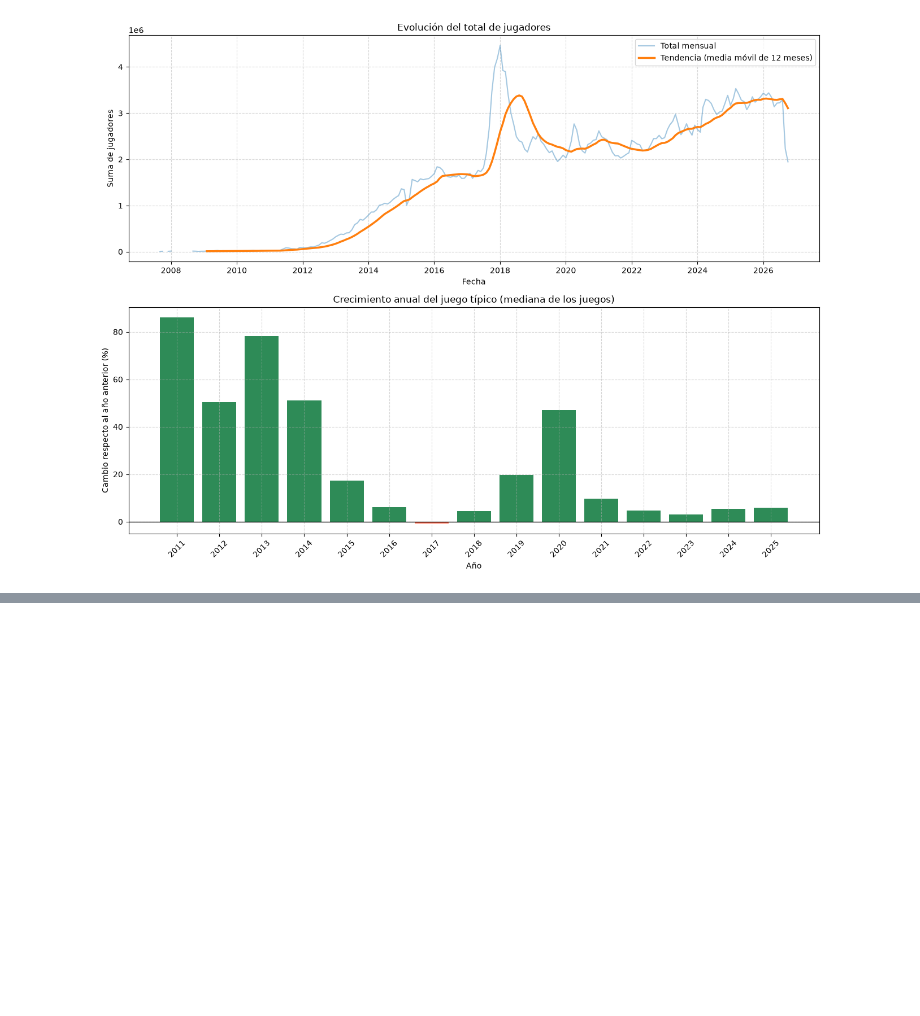
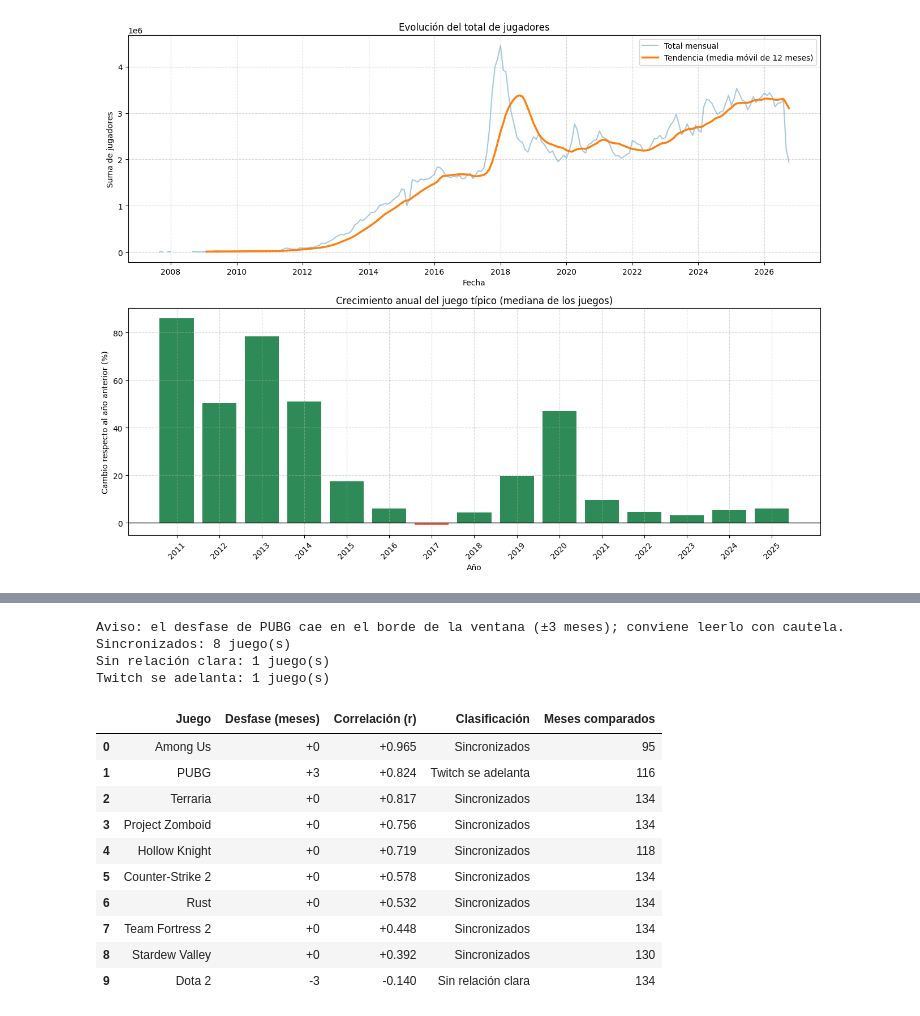
Before and after one commit to ai-somorrostro/Grupo2, a Jupyter notebook: SBD/steam_notebook.ipynb, the cells around one changed output, grey strips where cells are left out. Saved outputs shown, nothing was run; the diff lists cells and outputs as text; code cells hidden in the pictures; blank space fills up the shorter version.

```diff
--- a/SBD/steam_notebook.ipynb
+++ b/SBD/steam_notebook.ipynb
@@ -1048,0 +1334,64 @@ En 2023–2025, el juego típico varió un +5.37 % anual: la tendencia reciente
+# %%
+UMBRAL_DESFASE = 0.3
+
+clasificaciones = []
+juegos_sin_desfase = []
+
+for juego, historial in mensual_juego.groupby("Game"):
+    resultado = clasificar_desfase(juego, historial, umbral=UMBRAL_DESFASE)
+    if resultado is None:
+        juegos_sin_desfase.append(juego)
+    else:
+        clasificaciones.append(resultado)
+
+if juegos_sin_desfase:
+    print(
+        "Sin meses suficientes para calcular el desfase: "
+        + ", ".join(juegos_sin_desfase)
+    )
+
+desfase_tabla = pd.DataFrame(clasificaciones)
+
+if desfase_tabla.empty:
+    print("No hay juegos con datos suficientes para comparar desfases.")
+else:
+    con_relacion = desfase_tabla["Clasificación"] != "Sin relación clara"
+    en_el_borde = desfase_tabla["Desfase (meses)"].abs().eq(3) & con_relacion
+    if en_el_borde.any():
+        juegos_en_el_borde = desfase_tabla.loc[en_el_borde, "Juego"].tolist()
+        verbo = "cae" if len(juegos_en_el_borde) == 1 else "caen"
+        print(
+            f"Aviso: el desfase de {', '.join(juegos_en_el_borde)} {verbo} en el "
+            "borde de la ventana (±3 meses); conviene leerlo con cautela."
+        )
+
+    for clasificacion, cantidad in desfase_tabla["Clasificación"].value_counts().items():
+        print(f"{clasificacion}: {cantidad} juego(s)")
+
+    desfase_tabla = (
+        desfase_tabla.assign(Fuerza=desfase_tabla["Correlación (r)"].abs())
+        .sort_values("Fuerza", ascending=False)
+        .drop(columns="Fuerza")
+        .reset_index(drop=True)
+    )
+
+    tabla(
+        desfase_tabla,
+        {"Correlación (r)": "{:+.3f}", "Desfase (meses)": "{:+d}"},
+    )
+# %% [output]
+Aviso: el desfase de PUBG cae en el borde de la ventana (±3 meses); conviene leerlo con cautela.
+Sincronizados: 8 juego(s)
+Sin relación clara: 1 juego(s)
+Twitch se adelanta: 1 juego(s)
+|  | Juego | Desfase (meses) | Correlación (r) | Clasificación | Meses comparados |
+| 0 | Among Us | +0 | +0.965 | Sincronizados | 95 |
+| 1 | PUBG | +3 | +0.824 | Twitch se adelanta | 116 |
+| 2 | Terraria | +0 | +0.817 | Sincronizados | 134 |
+| 3 | Project Zomboid | +0 | +0.756 | Sincronizados | 134 |
+| 4 | Hollow Knight | +0 | +0.719 | Sincronizados | 118 |
+| 5 | Counter-Strike 2 | +0 | +0.578 | Sincronizados | 134 |
+| 6 | Rust | +0 | +0.532 | Sincronizados | 134 |
+| 7 | Team Fortress 2 | +0 | +0.448 | Sincronizados | 134 |
+| 8 | Stardew Valley | +0 | +0.392 | Sincronizados | 130 |
+| 9 | Dota 2 | -3 | -0.140 | Sin relación clara | 134 |
```
Also changed, not shown: parts of 24 cells of this notebook, 7 other files.
